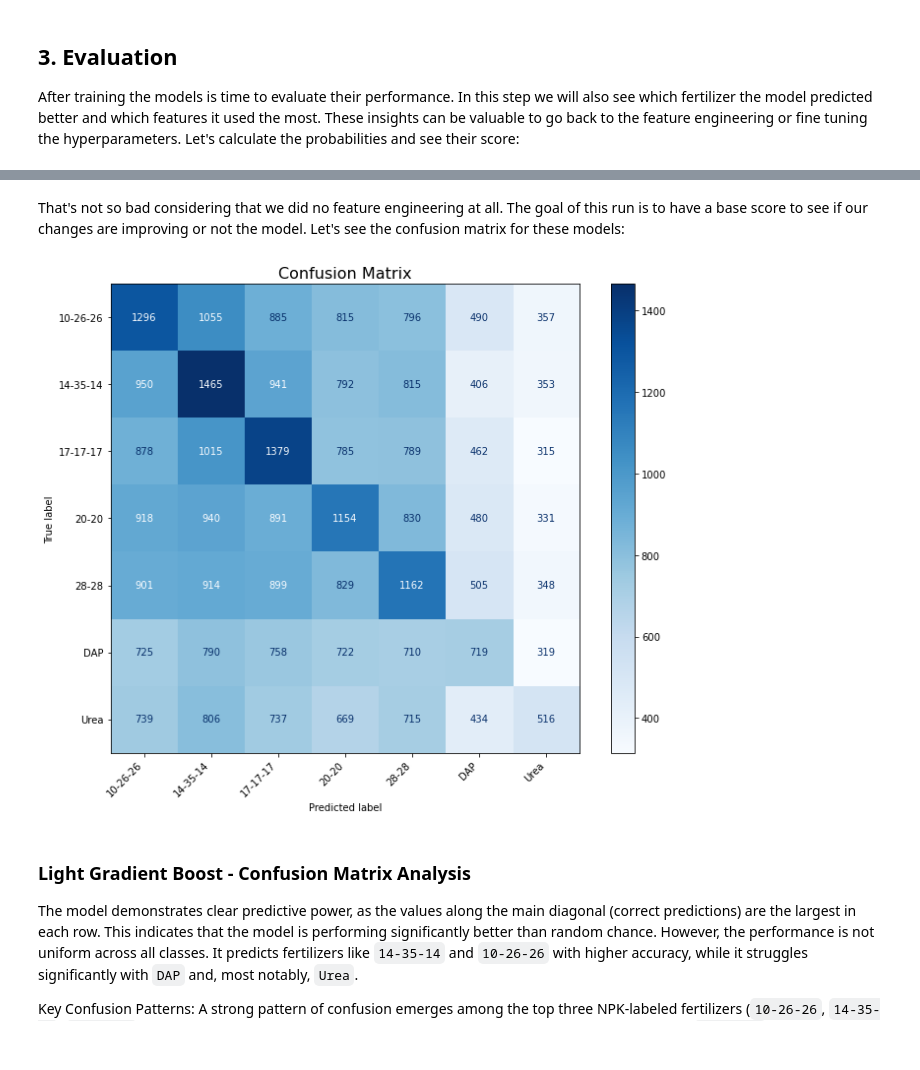
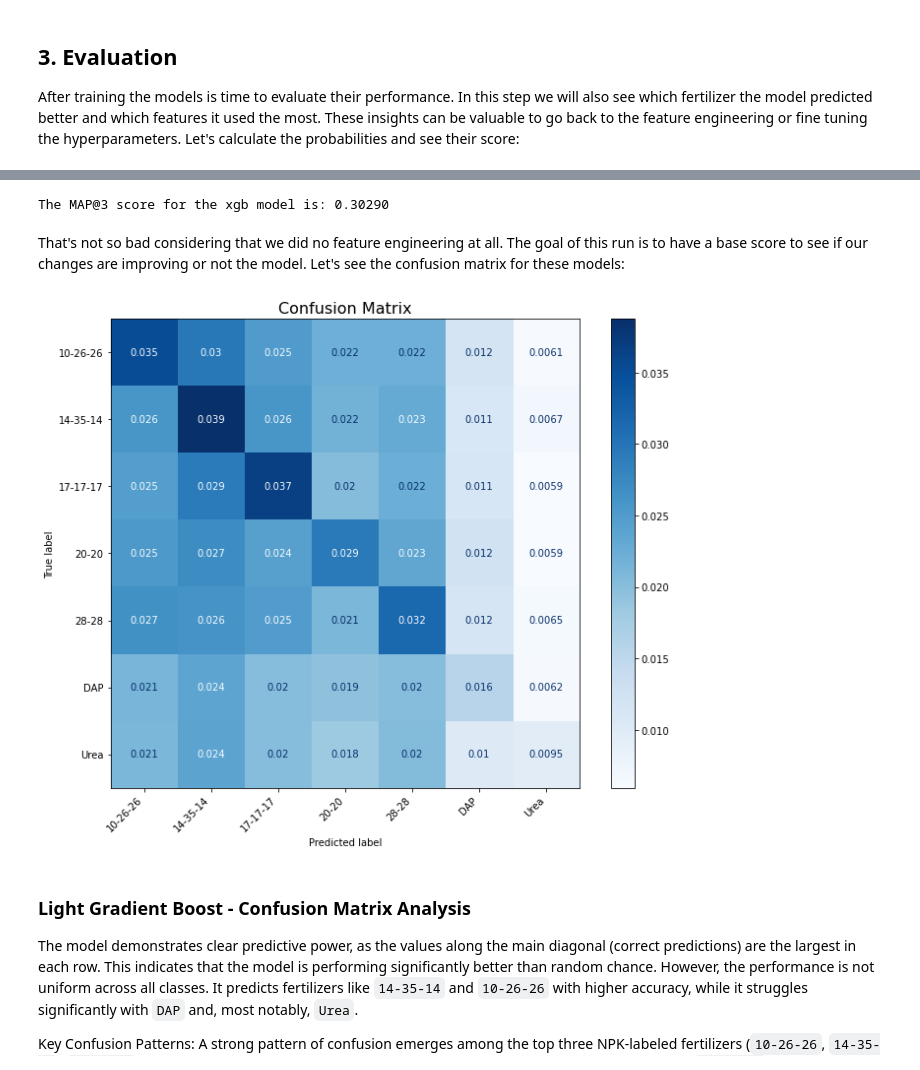
Before and after one commit to mau-estradiote/Kaggle-datasets, a Jupyter notebook: Predicting-Optimal-Fertilizers/notebooks/Models.ipynb, the cells around one changed output, grey strips where cells are left out. Cells and saved outputs as stored; diff of their text form; code cells hidden in the pictures.

```diff
--- a/Predicting-Optimal-Fertilizers/notebooks/Models.ipynb
+++ b/Predicting-Optimal-Fertilizers/notebooks/Models.ipynb
@@ -130,7 +140,7 @@ fitted_models = train_and_log_models(
     models_to_run=models_list,
     all_models=models,
     all_params=params,
-    n_iter=15,
+    n_iter=10,
     cv=3
 )
 
@@ -204,3 +186,8 @@ The MAP@3 score for the Light Gradient Boost model is: 0.30930
+# %%
+xgb_score = evl.calculate_map3(Y_test_split, y_pred_probabs_xgb)
+print(f'The MAP@3 score for the xgb model is: {xgb_score:.5f}')
+# %% [output]
+The MAP@3 score for the xgb model is: 0.30290
 # %% [markdown]
 That's not so bad considering that we did no feature engineering at all. The goal of this run is to have a base score to see if our changes are improving or not the model. Let's see the confusion matrix for these models:
 # %%
@@ -210,12 +197,13 @@ class_names = target_encoder.classes_
 # %%
 evl.plot_confusion_matrix(
     model=best_lgb,
     X_val=X_test_split,
     y_val=Y_test_split,
-    class_names=class_names
+    class_names=class_names,
+    norm = 'all'
 )
 # %% [output]
-[figure, old version]
+[figure, new version]
 # %% [markdown]
 ### Light Gradient Boost - Confusion Matrix Analysis
 
```
Also changed, not shown: parts of 21 cells of this notebook, 7 other files.
